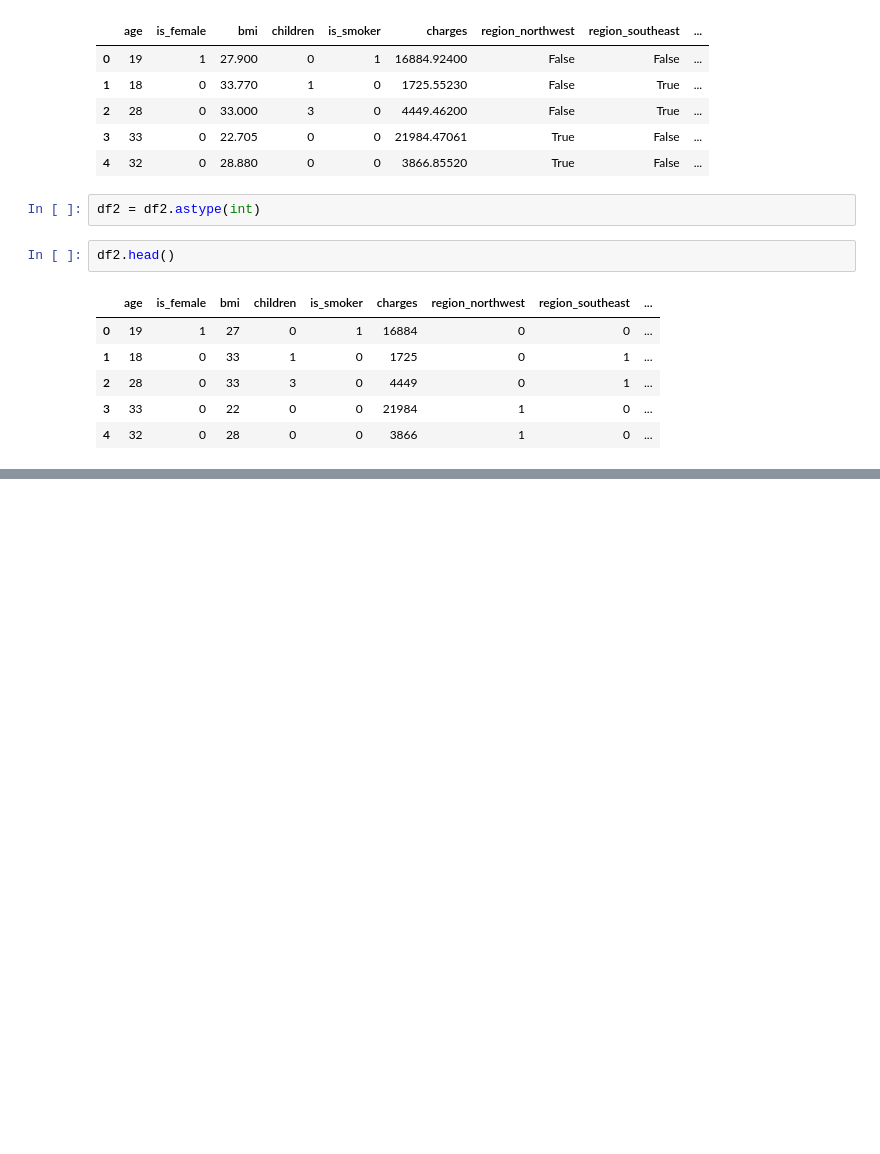
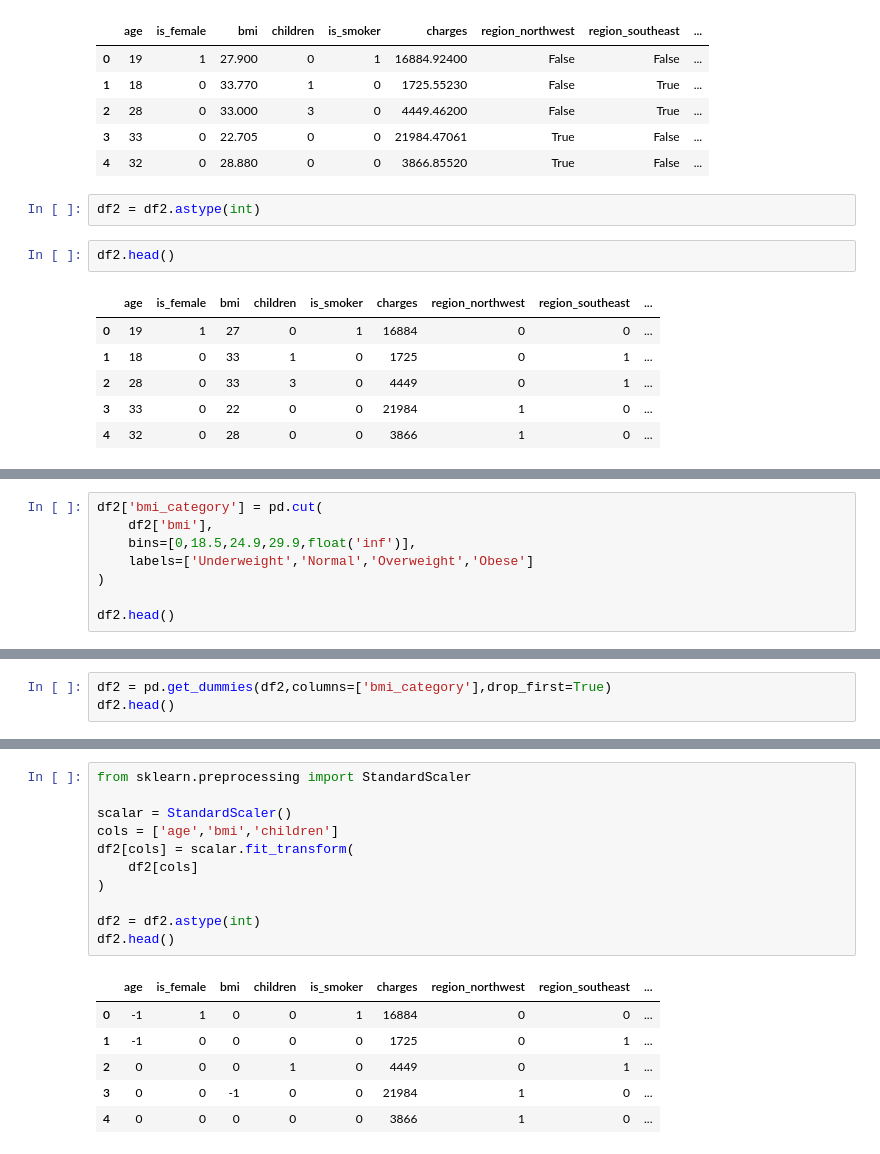
Before and after one commit to Kabeer0700-gif/MachineLearning, a Jupyter notebook: EDA_insurance.ipynb, the cells around one changed output, grey strips where cells are left out. Cells and saved outputs as stored; diff of their text form; blank space fills up the shorter version.

```diff
--- a/EDA_insurance.ipynb
+++ b/EDA_insurance.ipynb
@@ -202,0 +205,8 @@ df2.head()
+# %%
+df2['bmi_category'] = pd.cut(
+    df2['bmi'],
+    bins=[0,18.5,24.9,29.9,float('inf')],
+    labels=['Underweight','Normal','Overweight','Obese']
+)
+
+df2.head()
@@ -202,0 +220,3 @@ df2.head()
+# %%
+df2 = pd.get_dummies(df2,columns=['bmi_category'],drop_first=True)
+df2.head()
@@ -202,0 +230,18 @@ df2.head()
+# %%
+from sklearn.preprocessing import StandardScaler
+
+scalar = StandardScaler()
+cols = ['age','bmi','children']
+df2[cols] = scalar.fit_transform(
+    df2[cols]
+)
+
+df2 = df2.astype(int)
+df2.head()
+# %% [output]
+|  | age | is_female | bmi | children | is_smoker | charges | region_northwest | region_southeast | ... |
+| 0 | -1 | 1 | 0 | 0 | 1 | 16884 | 0 | 0 | ... |
+| 1 | -1 | 0 | 0 | 0 | 0 | 1725 | 0 | 1 | ... |
+| 2 | 0 | 0 | 0 | 1 | 0 | 4449 | 0 | 1 | ... |
+| 3 | 0 | 0 | -1 | 0 | 0 | 21984 | 1 | 0 | ... |
+| 4 | 0 | 0 | 0 | 0 | 0 | 3866 | 1 | 0 | ... |
```
Also changed, not shown: parts of 5 cells of this notebook.
